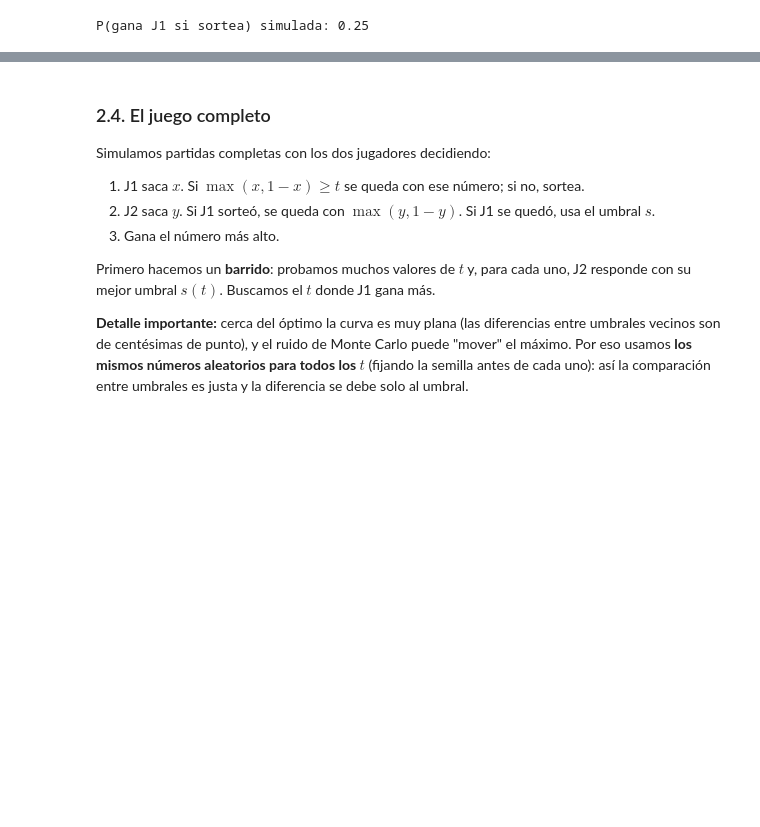
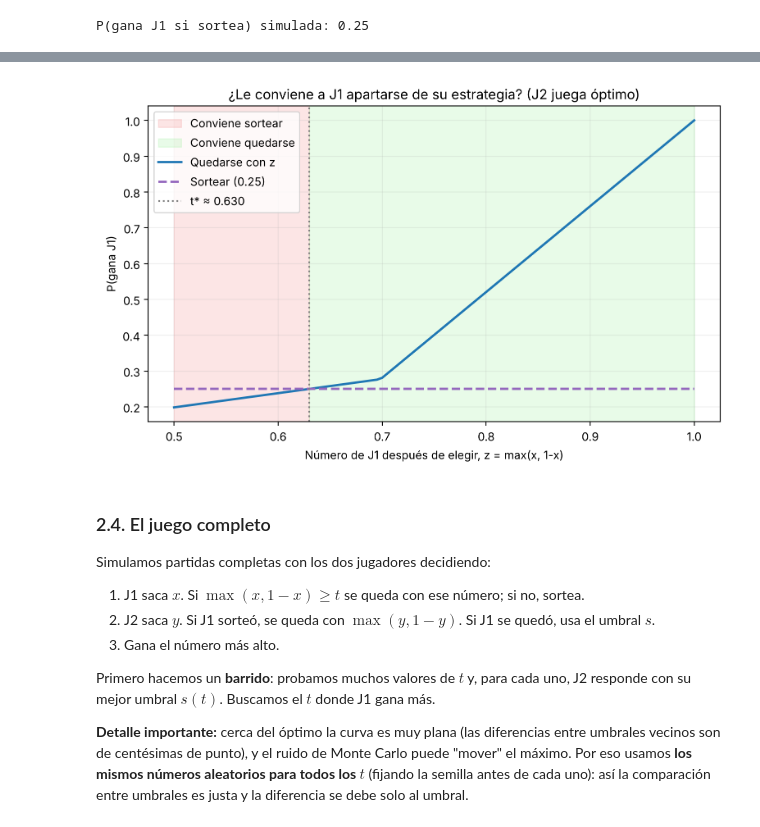
Before and after one commit to VictoriaMarull/finalTRPIII, a Jupyter notebook: trp3.ipynb, the cells around one changed output, grey strips where cells are left out. Saved outputs shown, nothing was run; the diff lists cells and outputs as text; code cells hidden in the pictures; blank space fills up the shorter version.

```diff
--- a/trp3.ipynb
+++ b/trp3.ipynb
@@ -516,3 +538,24 @@ P(gana J1 si sortea) simulada: 0.25
+# %%
+zs = np.linspace(0.5, 1, 101)
+
+quedarse_j1 = []
+for z in zs:
+    quedarse_j1.append(p_j1_se_queda(z, t_opt))
+
+plt.figure(figsize=(9, 5))
+plt.axvspan(0.5, t_opt, color="lightcoral", alpha=0.2, label="Conviene sortear")
+plt.axvspan(t_opt, 1, color="lightgreen", alpha=0.2, label="Conviene quedarse")
+plt.plot(zs, quedarse_j1, color="tab:blue", linewidth=2, label="Quedarse con z")
+plt.plot(zs, [0.25] * len(zs), "--", color="tab:purple", linewidth=2, label="Sortear (0.25)")
+plt.axvline(t_opt, color="gray", linestyle=":", label="t* ≈ 0.630")
+plt.xlabel("Número de J1 después de elegir, z = max(x, 1-x)")
+plt.ylabel("P(gana J1)")
+plt.title("¿Le conviene a J1 apartarse de su estrategia? (J2 juega óptimo)")
+plt.legend(loc="upper left")
+plt.grid(alpha=0.2)
+plt.show()
+# %% [output]
+[figure, added]
 # %% [markdown]
 ### 2.4. El juego completo
 
```
Also changed, not shown: parts of 2 cells of this notebook.
